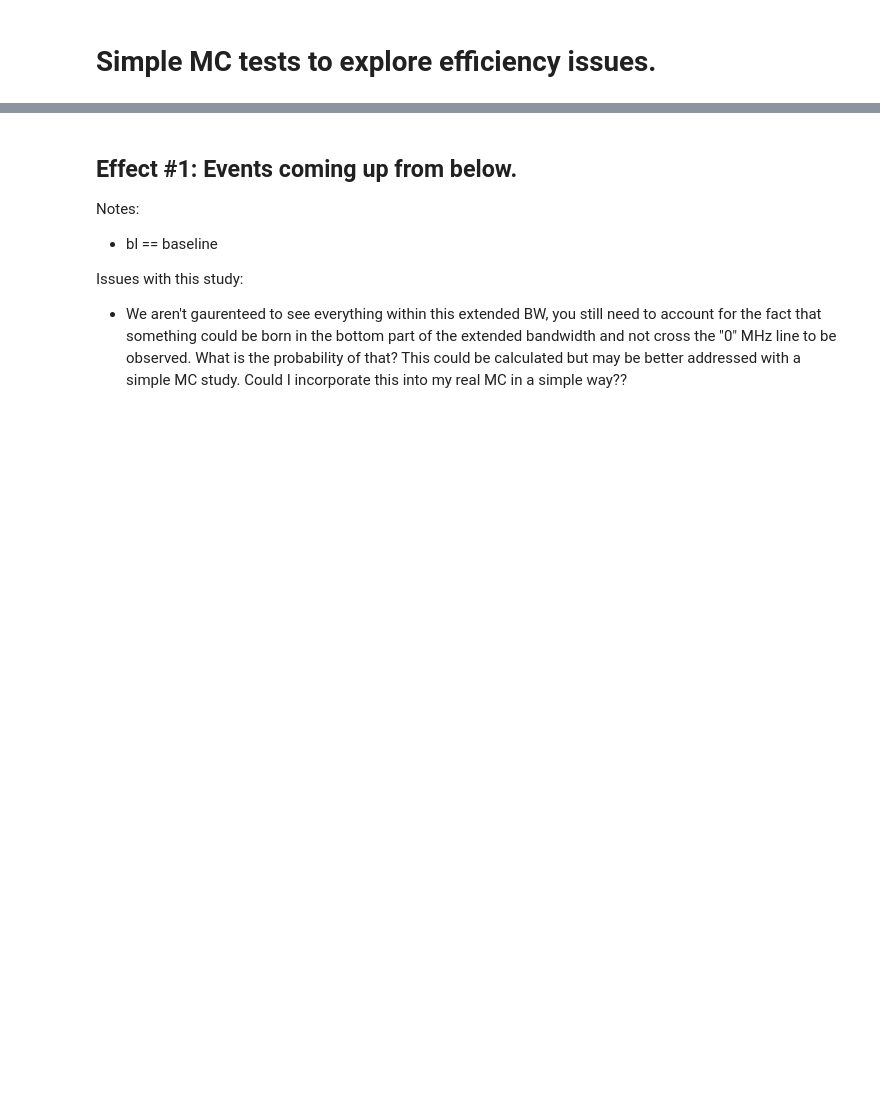
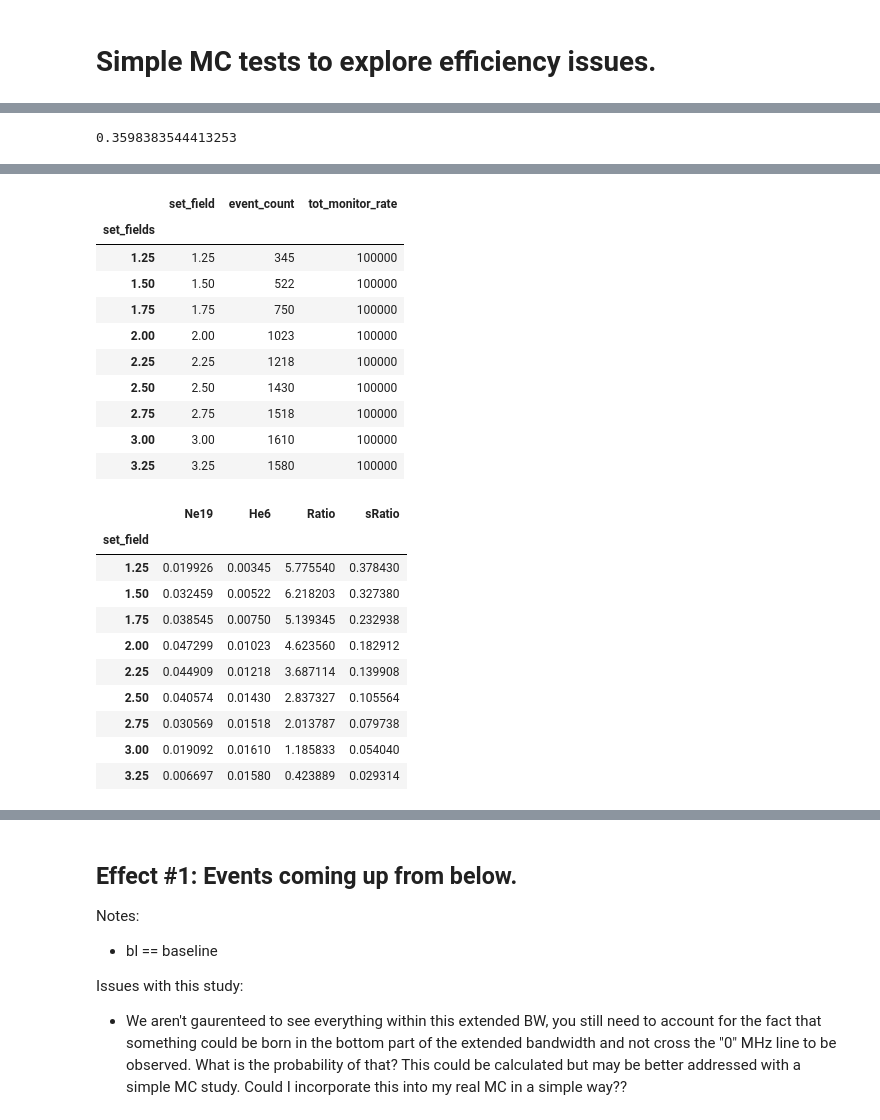
Before and after one commit to drewbyron/rocks-analysis-notebooks, a Jupyter notebook: MC_simple_tests_02102023.ipynb, the cells around one changed output, grey strips where cells are left out. Drawn from its saved outputs; the diff is of its cells as text; code cells hidden in the pictures; blank space fills up the shorter version.

```diff
--- a/MC_simple_tests_02102023.ipynb
+++ b/MC_simple_tests_02102023.ipynb
@@ -41,0 +47,51 @@ plt.rcParams.update({'font.size': 50})
+# %%
+# Select set fields.
+set_fields = np.arange(1.25,3.5,.25)
+
+# Freq BW.
+freq_BW = np.array([17.9e9 ,  19.1e9])
+freq_BWs = np.tile(freq_BW, (len(set_fields), 1))
+
+C_exp = np.random.uniform(.25,.7)
+print(C_exp)
+
+# Simulate real data.
+b = 0
+ratio_pred = rp.AUC_expectation(set_fields, freq_BWs, b = b, plot = False)
+
+ratio_pred["Ratio"]
+# display(ratio_pred)
+
+# Simulate data that provides the "spectra" df for both ne and he. You got this.
+# This way you can test out how everything works from the beginning.
+
+counts_per_isotope = 10**4
+monitor_rate = 10**5
+
+spectra_ne_exp = pd.DataFrame()
+spectra_he_exp = pd.DataFrame()
+
+spectra_ne_exp["set_field"] = ratio_pred.index
+spectra_he_exp["set_field"] = ratio_pred.index
+
+spectra_ne_exp.index = ratio_pred.index
+spectra_he_exp.index = ratio_pred.index
+
+spectra_ne_exp["event_count"] = ratio_pred["Ne19"]*counts_per_isotope/ratio_pred["Ne19"].sum()
+spectra_he_exp["event_count"] = ratio_pred["He6"]*counts_per_isotope/ratio_pred["He6"].sum()
+
+spectra_ne_exp["tot_monitor_rate"] = C_exp*monitor_rate
+spectra_he_exp["tot_monitor_rate"] = monitor_rate
+
+# Apply a poisson statistic with the given mean.
+spectra_ne_exp["event_count"] = np.random.poisson(spectra_ne_exp["event_count"])
+spectra_he_exp["event_count"] = np.random.poisson(spectra_he_exp["event_count"])
+
+display(spectra_ne_exp)
+display(spectra_he_exp)
+
+ratio_exp = re.build_ratio_altnorm(spectra_ne_exp, spectra_he_exp)
+
+display(ratio_exp)
+# %% [output]
+0.3598383544413253
@@ -41,0 +109,22 @@ plt.rcParams.update({'font.size': 50})
+|  | set_field | event_count | tot_monitor_rate |
+| set_fields |  |  |  |
+| 1.25 | 1.25 | 345 | 100000 |
+| 1.50 | 1.50 | 522 | 100000 |
+| 1.75 | 1.75 | 750 | 100000 |
+| 2.00 | 2.00 | 1023 | 100000 |
+| 2.25 | 2.25 | 1218 | 100000 |
+| 2.50 | 2.50 | 1430 | 100000 |
+| 2.75 | 2.75 | 1518 | 100000 |
+| 3.00 | 3.00 | 1610 | 100000 |
+| 3.25 | 3.25 | 1580 | 100000 |
+|  | Ne19 | He6 | Ratio | sRatio |
+| set_field |  |  |  |  |
+| 1.25 | 0.019926 | 0.00345 | 5.775540 | 0.378430 |
+| 1.50 | 0.032459 | 0.00522 | 6.218203 | 0.327380 |
+| 1.75 | 0.038545 | 0.00750 | 5.139345 | 0.232938 |
+| 2.00 | 0.047299 | 0.01023 | 4.623560 | 0.182912 |
+| 2.25 | 0.044909 | 0.01218 | 3.687114 | 0.139908 |
+| 2.50 | 0.040574 | 0.01430 | 2.837327 | 0.105564 |
+| 2.75 | 0.030569 | 0.01518 | 2.013787 | 0.079738 |
+| 3.00 | 0.019092 | 0.01610 | 1.185833 | 0.054040 |
+| 3.25 | 0.006697 | 0.01580 | 0.423889 | 0.029314 |
```
Also changed, not shown: parts of 16 cells of this notebook, 20 other files.
